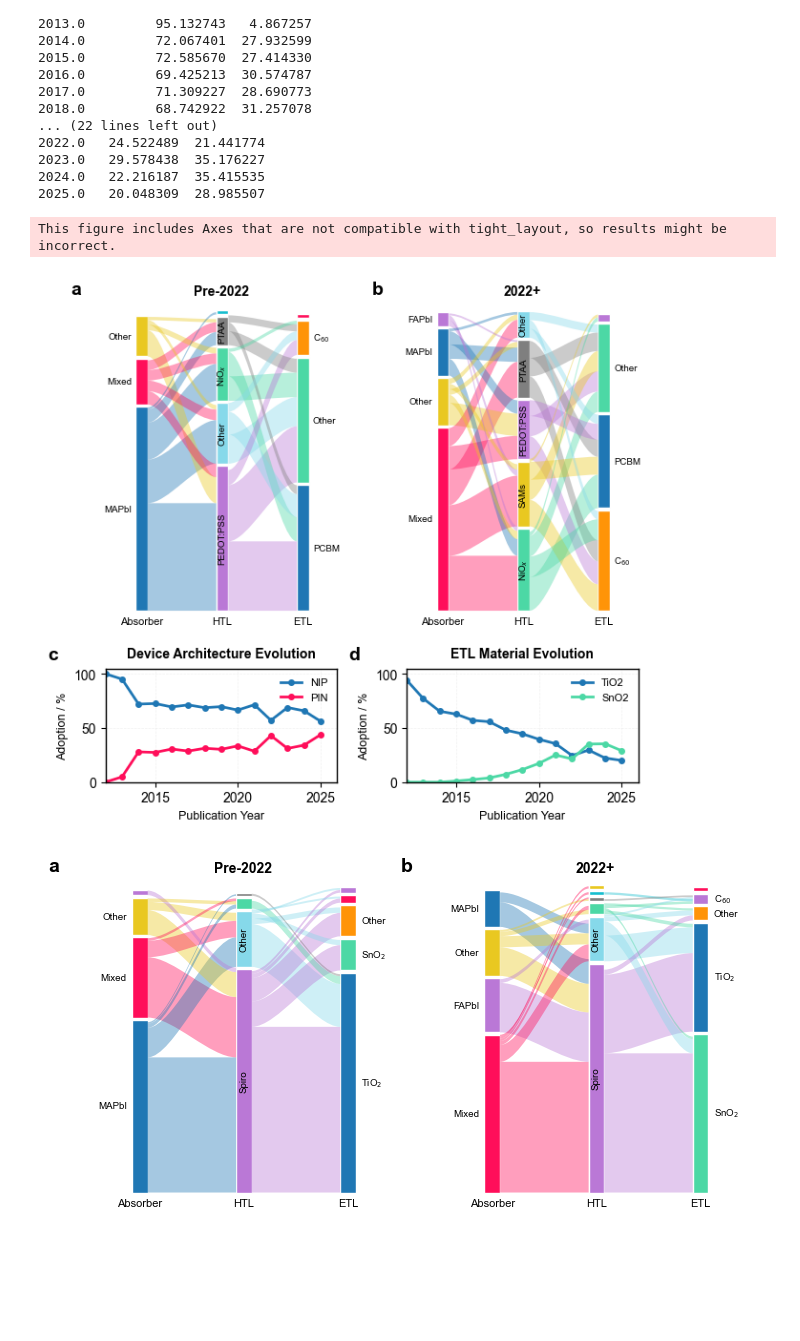
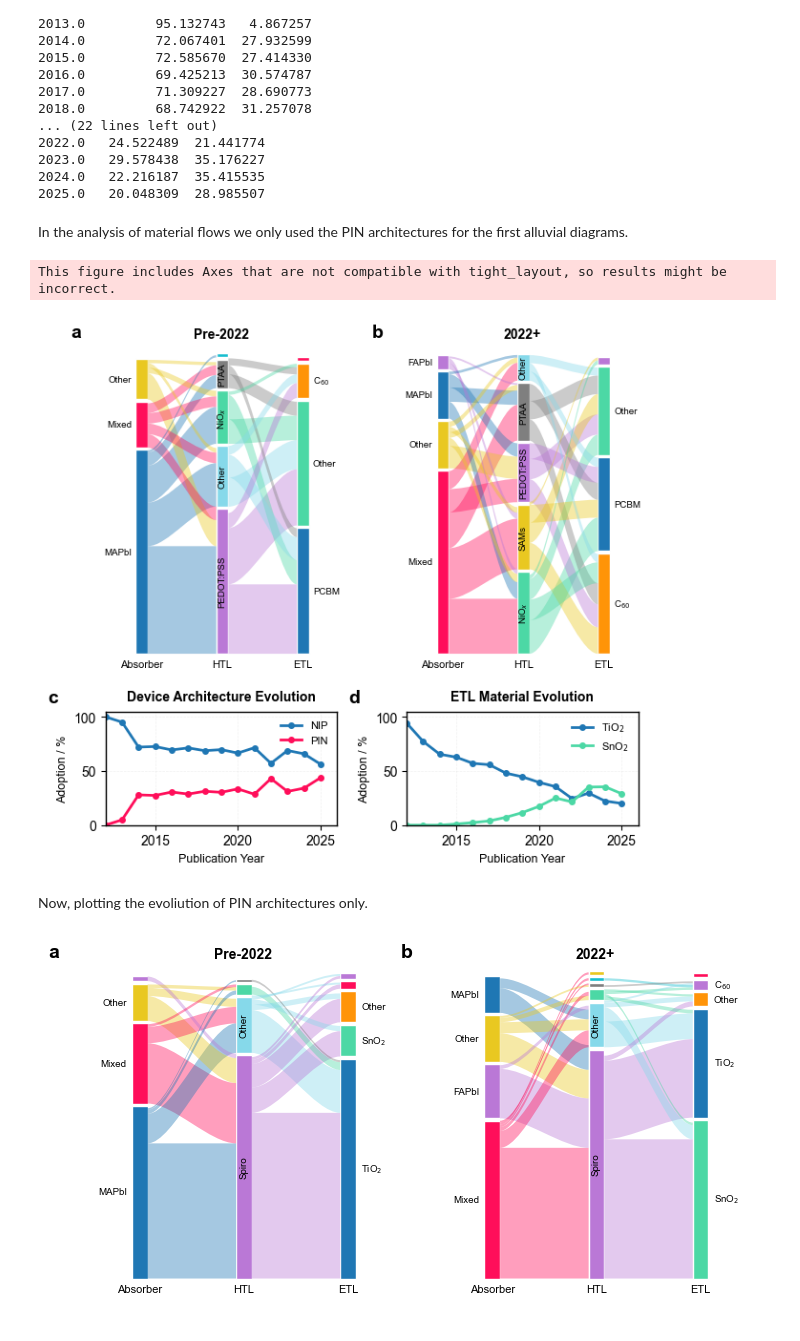
Before and after one commit to FAIRmat-NFDI/nomad-perovskite-solar-cells-database, a Jupyter notebook: src/perovskite_solar_cell_database/example_uploads/perla_notebooks/architecture-evolution.ipynb, the cells around one changed output. Drawn from its saved outputs; the diff is of its cells as text; code cells hidden in the pictures; blank space fills up the shorter version.

Commit message:
finish plots

```diff
--- a/src/perovskite_solar_cell_database/example_uploads/perla_notebooks/architecture-evolution.ipynb
+++ b/src/perovskite_solar_cell_database/example_uploads/perla_notebooks/architecture-evolution.ipynb
@@ -492,6 +492,8 @@ pub_year
 2023.0   29.578438  35.176227
 2024.0   22.216187  35.415535
 2025.0   20.048309  28.985507
+# %% [markdown]
+In the analysis of material flows we only used the PIN architectures for the first alluvial diagrams.
 # %%
 # Create consistent color mapping across both periods
 abs_colors, htl_colors, etl_colors = get_global_color_mapping(
@@ -527,36 +529,38 @@ for arch in arch_evolution.columns:
     ax3.plot(arch_evolution.index, arch_evolution[arch], 'o-',
             label=arch.upper(), color=arch_colors[arch], linewidth=2, markersize=4)
 
 ax3.set_xlabel('Publication Year', fontsize=9)
 ax3.set_ylabel('Adoption / %', fontsize=9)
 ax3.set_title('Device Architecture Evolution', fontsize=10, fontweight='bold', pad=8)
 ax3.legend(frameon=False, fontsize=8, loc='best')
 ax3.grid(True, alpha=0.3, linestyle='--', linewidth=0.5)
 ax3.set_xlim(2012, 2026)
 ax3.set_ylim(0, 105)
 
 # Draw ETL material evolution (panel d)
 ax4.text(-0.25, 1.05, 'd', fontsize=14, fontweight='bold',
         ha='left', va='bottom', transform=ax4.transAxes)
 
 for etl in ['TiO2', 'SnO2']:
     if etl in etl_evolution.columns:
         ax4.plot(etl_evolution.index, etl_evolution[etl], 'o-',
-                label=etl, color=etl_line_colors[etl], linewidth=2, markersize=4)
+                label=format_chemical_formula(etl), color=etl_line_colors[etl], linewidth=2, markersize=4)
 
 ax4.set_xlabel('Publication Year', fontsize=9)
 ax4.set_ylabel('Adoption / %', fontsize=9)
 ax4.set_title('ETL Material Evolution', fontsize=10, fontweight='bold', pad=8)
 ax4.legend(frameon=False, fontsize=8, loc='best')
 ax4.grid(True, alpha=0.3, linestyle='--', linewidth=0.5)
 ax4.set_xlim(2012, 2026)
 ax4.set_ylim(0, 105)
 
 fig.tight_layout()
-fig.savefig("perovskite_solar_cell_evolution_figure.pdf",)
+fig.savefig("perovskite_solar_cell_evolution_figure_pin.pdf",)
 # %% [output]
 This figure includes Axes that are not compatible with tight_layout, so results might be incorrect.
-[figure, old version]
+[figure, new version]
+# %% [markdown]
+Now, plotting the evoliution of PIN architectures only.
 # %%
 # Create consistent color mapping across both periods
 abs_colors, htl_colors, etl_colors = get_global_color_mapping(
```
